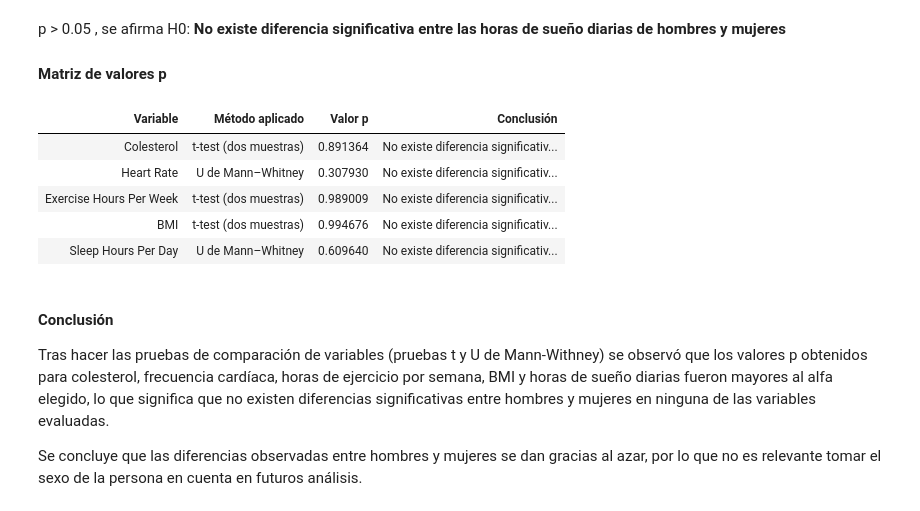
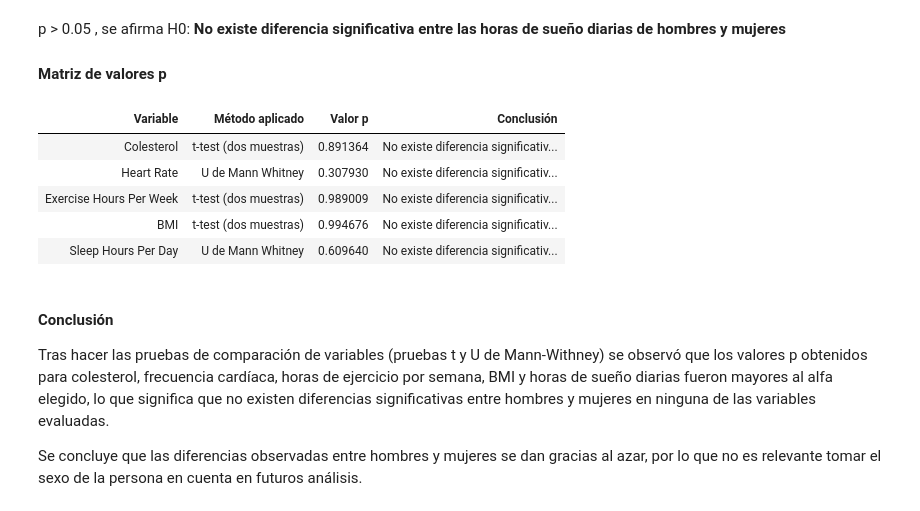
Before and after one commit to danieladonado/Estad-stica_proyecto, a Jupyter notebook: proyecto_1.ipynb, the cells around one changed output. Saved outputs shown, nothing was run; the diff lists cells and outputs as text; code cells hidden in the pictures.

```diff
--- a/proyecto_1.ipynb
+++ b/proyecto_1.ipynb
@@ -737,41 +739,41 @@ p_sexo1 = [resCol, resHR,resEj,resBMI,resSH]
 data = {
     'Variable': ['Colesterol', 'Heart Rate',
                  'Exercise Hours Per Week', 'BMI','Sleep Hours Per Day',],
-    'Método aplicado': ['t-test (dos muestras)', 'U de Mann–Whitney', 't-test (dos muestras)',
-                        't-test (dos muestras)', 'U de Mann–Whitney'],
+    'Método aplicado': ['t-test (dos muestras)', 'U de Mann Whitney', 't-test (dos muestras)',
+                        't-test (dos muestras)', 'U de Mann Whitney'],
     'Valor p': p_sexo1,
     'Conclusión': [
         'No existe diferencia significativa entre los niveles de colesterol de hombres y mujeres',
         'No existe diferencia significativa entre la frecuencia cardiaca de hombres y mujeres',
         'No existe diferencia significativa entre las horas de ejercicio que hacen hombres y mujeres',
         'No existe diferencia significativa entre los niveles de BMI de hombres y mujeres',
         'No existe diferencia significativa entre las horas de sueño diarias de hombres y mujeres'
     ]
 }
 
 
 df_sexo = pd.DataFrame(data)
 ec= (
     df_sexo.style
     .set_table_styles([
         {'selector': 'th.col0', 'props': [('background-color', 'skyblue'), ('color', 'black')]},
         {'selector': 'th.col1', 'props': [('background-color', 'salmon'), ('color', 'black')]},
         {'selector': 'th.col2', 'props': [('background-color', 'skyblue'), ('color', 'black')]},
         {'selector': 'th.col3', 'props': [('background-color', 'salmon'), ('color', 'black')]},
         {'selector': 'th', 'props': [('text-align', 'center'), ('font-weight', 'bold'), ('border', '1px solid #ccc')]},
         {'selector': 'td', 'props': [('text-align', 'center'), ('border', '1px solid #ccc'), ('font-size', '13px')]}
     ])
     .hide(axis="index")
 )
 ec
 # df_sexo
 # %% [output]
 | Variable | Método aplicado | Valor p | Conclusión |
 | Colesterol | t-test (dos muestras) | 0.891364 | No existe diferencia significativ... |
-| Heart Rate | U de Mann–Whitney | 0.307930 | No existe diferencia significativ... |
+| Heart Rate | U de Mann Whitney | 0.307930 | No existe diferencia significativ... |
 | Exercise Hours Per Week | t-test (dos muestras) | 0.989009 | No existe diferencia significativ... |
 | BMI | t-test (dos muestras) | 0.994676 | No existe diferencia significativ... |
-| Sleep Hours Per Day | U de Mann–Whitney | 0.609640 | No existe diferencia significativ... |
+| Sleep Hours Per Day | U de Mann Whitney | 0.609640 | No existe diferencia significativ... |
 # %% [markdown]
 #### **Conclusión**
 Tras hacer las pruebas de comparación de variables (pruebas t y U de Mann-Withney) se observó que los valores p obtenidos para colesterol, frecuencia cardíaca, horas de ejercicio por semana, BMI y horas de sueño diarias fueron mayores al alfa elegido, lo que significa que no existen diferencias significativas entre hombres y mujeres en ninguna de las variables evaluadas.
```
Also changed, not shown: parts of 11 cells of this notebook.
